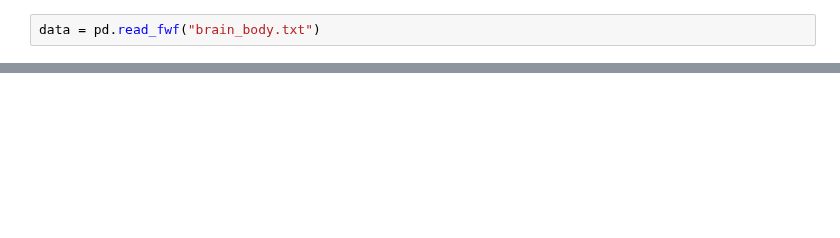
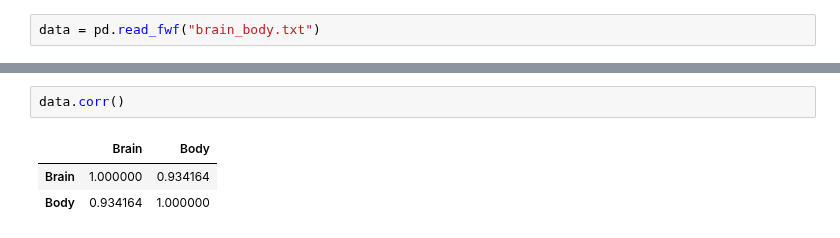
Before and after one commit to Jithu1602/Assignment6, a Jupyter notebook: Assignment 6.ipynb, the cells around one changed output, grey strips where cells are left out. Saved outputs shown, nothing was run; the diff lists cells and outputs as text; blank space fills up the shorter version.

```diff
--- a/Assignment 6.ipynb
+++ b/Assignment 6.ipynb
@@ -35,0 +74,6 @@ This score is greater than 0.8, So it is a good fit for this data.
+# %%
+data.corr()
+# %% [output]
+|  | Brain | Body |
+| Brain | 1.000000 | 0.934164 |
+| Body | 0.934164 | 1.000000 |
```
Also changed, not shown: parts of 26 cells of this notebook.
